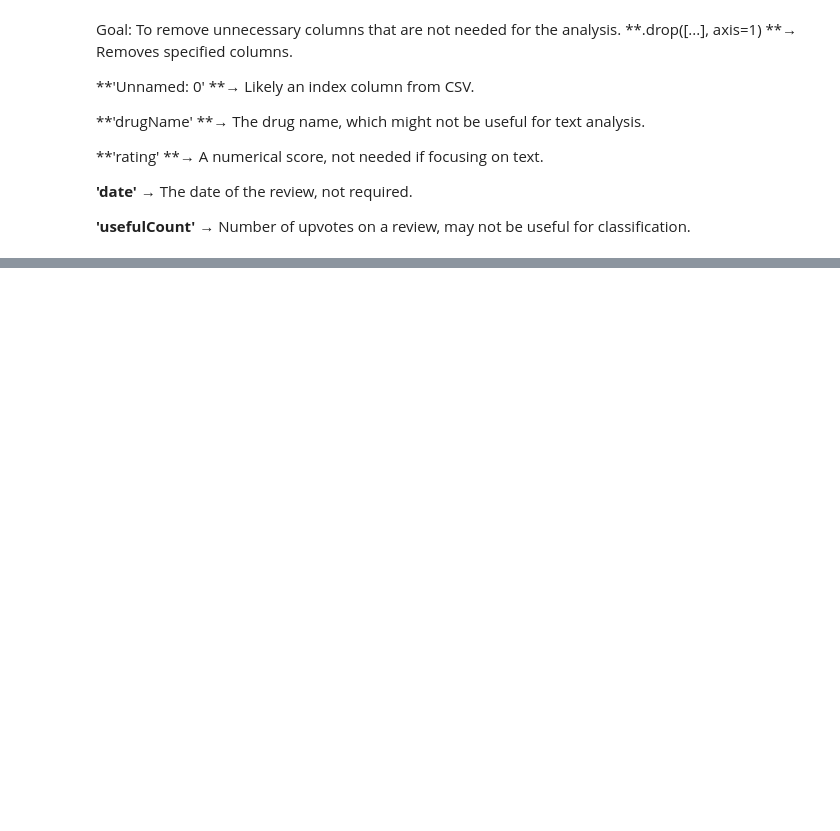
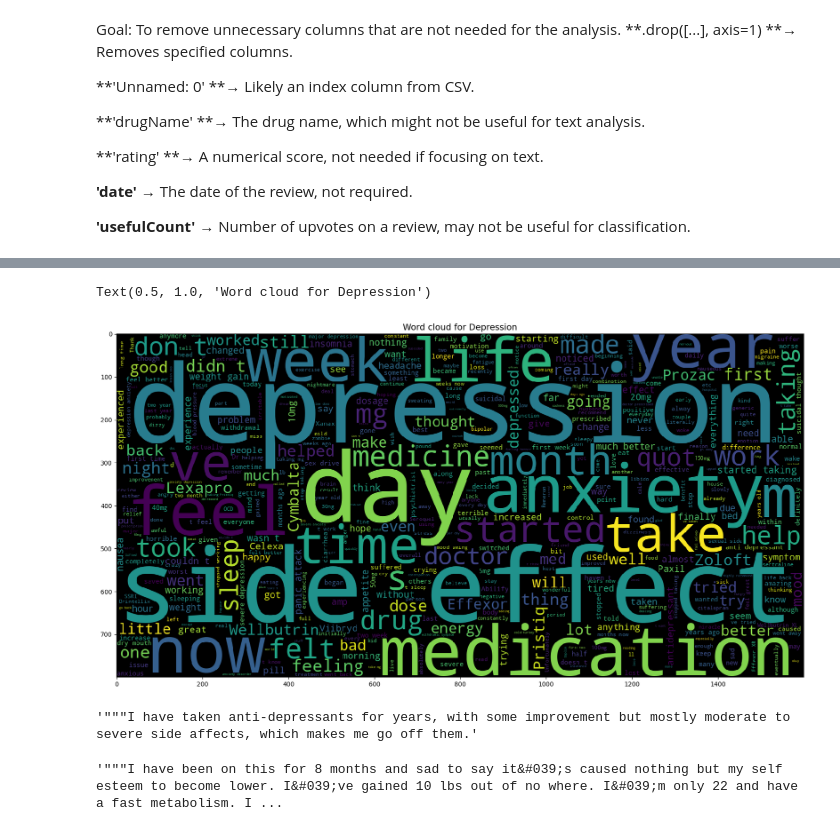
Before and after one commit to AhmadAlsebai/Patient-s-Condition-NLP-Project-Tutorial, a Jupyter notebook: patient_condition_nlp_project_tutorial.ipynb, the cells around one changed output, grey strips where cells are left out. Cells and saved outputs as stored; diff of their text form; code cells hidden in the pictures; blank space fills up the shorter version.

```diff
--- a/patient_condition_nlp_project_tutorial.ipynb
+++ b/patient_condition_nlp_project_tutorial.ipynb
@@ -108,0 +119,17 @@ Text(0.5, 1.0, 'Word cloud for Diabetes')
+# %%
+plt.figure(figsize=(20,20))  # Setting figure size for the next word cloud
+wc = WordCloud(max_words=500, width=1600, height=800).generate(" ".join(X_dep.review))
+# Creating a word cloud from the 'review' column of the 'X_diab' dataset (Depression reviews)
+plt.imshow(wc, interpolation='nearest')  # Displaying the word cloud
+plt.title('Word cloud for Depression', fontsize=14)  # Setting the title for the plot
+# %% [output]
+Text(0.5, 1.0, 'Word cloud for Depression')
+[figure, added]
+# %%
+X['review'].iloc[3]
+# %% [output]
+'"""I have taken anti-depressants for years, with some improvement but mostly moderate to severe side affects, which makes me go off them.'
+# %%
+X['review'].iloc[11]
+# %% [output]
+'"""I have been on this for 8 months and sad to say it&#039;s caused nothing but my self esteem to become lower. I&#039;ve gained 10 lbs out of no where. I&#039;m only 22 and have a fast metabolism. I ...
```
Also changed, not shown: parts of 25 cells of this notebook.
